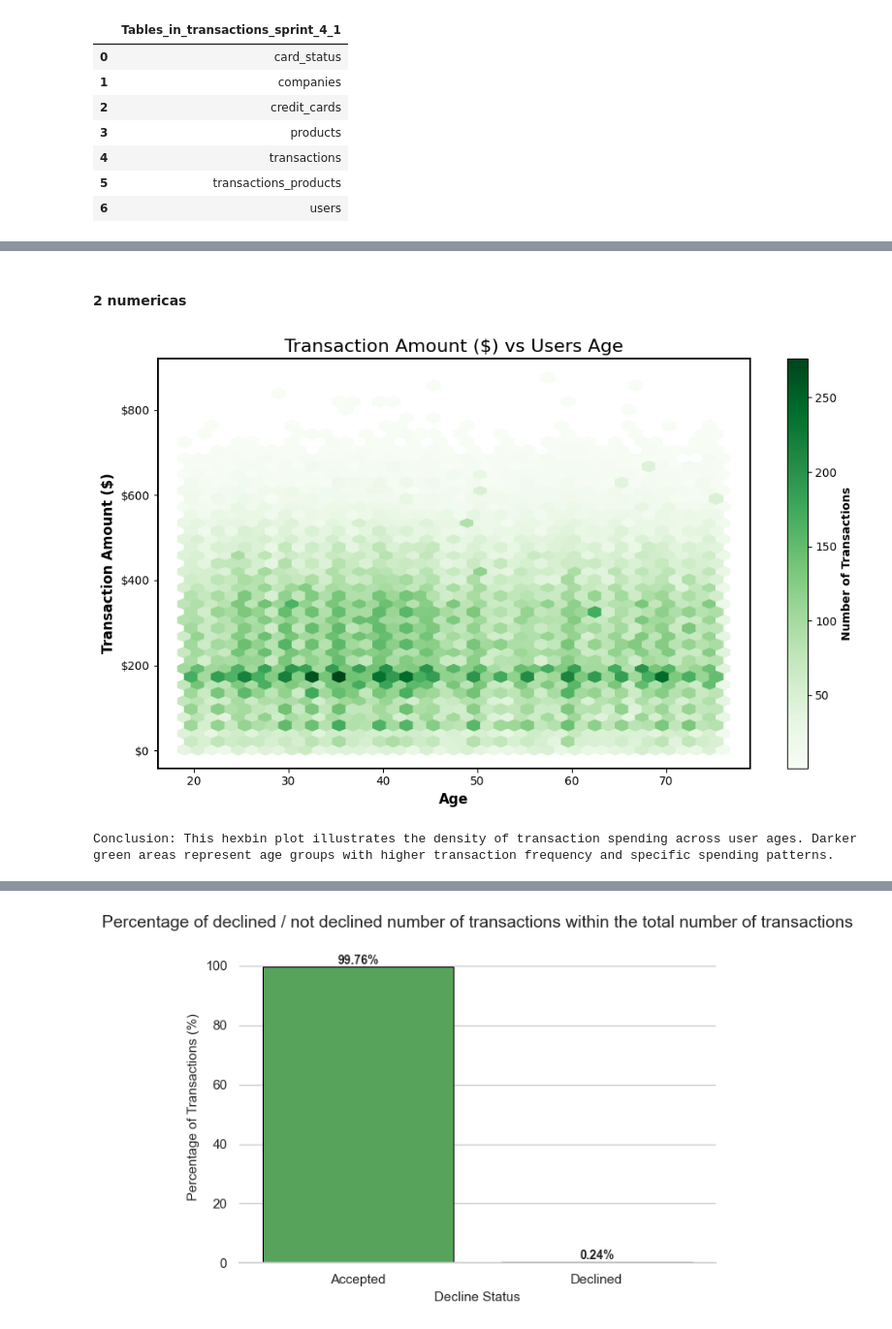
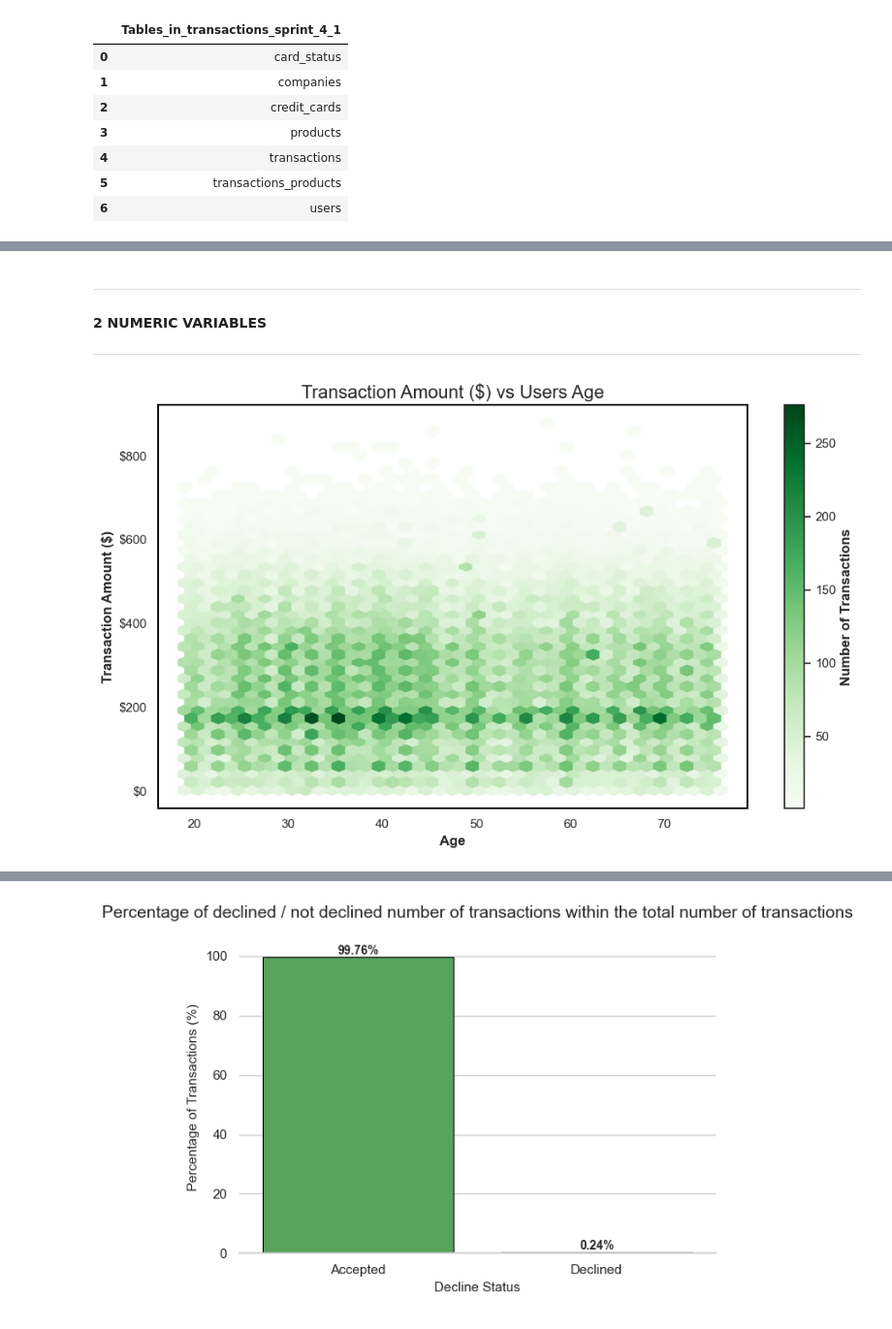
Before and after one commit to RocioAri/tarea_s11_1_sprint_11, a Jupyter notebook: tarea_s11_1_sprint_11.ipynb, the cells around one changed output, grey strips where cells are left out. Shown at 97% size. Cells and saved outputs as stored; diff of their text form; code cells hidden in the pictures.

```diff
--- a/tarea_s11_1_sprint_11.ipynb
+++ b/tarea_s11_1_sprint_11.ipynb
@@ -161,5 +189,7 @@ draw_transaction_amount_distribution()
 # %% [markdown]
-#### 2 numericas
+-----
+#### 2 NUMERIC VARIABLES
+------
 # %%
 
 # Age calculation
@@ -177,37 +207,31 @@ hb = ax.hexbin(
     sales_df['age'],
     sales_df['amount'],
     gridsize=40,
     cmap='Greens',
     mincnt=1
 )
 
 # --- FRAME AND GRID SETTINGS ---
 ax.grid(False)  # Remove any background grid
 for spine in ax.spines.values():
     spine.set_visible(True)
     spine.set_edgecolor('black')
     spine.set_linewidth(1.5)
 
 
 # Titles and Axis Labels
 ax.set_title('Transaction Amount ($) vs Users Age', fontsize=16)
 ax.set_xlabel('Age', fontsize=12, weight='bold')
 ax.set_ylabel('Transaction Amount ($)', fontsize=12, weight='bold')
 
 # Format Y-axis as currency
 ax.yaxis.set_major_formatter(FuncFormatter(lambda val, pos: f'${val:,.0f}'.replace(',', '.')))
 
 # Colorbar setup
 colorbar = fig.colorbar(hb, ax=ax)
 colorbar.set_label('Number of Transactions', weight='bold')
 
 plt.tight_layout()
 plt.show()
-
-print(
-    "Conclusion: This hexbin plot illustrates the density of transaction spending across user ages. "
-    "Darker green areas represent age groups with higher transaction frequency and specific spending patterns."
-)
 # %% [output]
-[figure, old version]
+[figure, new version]
-Conclusion: This hexbin plot illustrates the density of transaction spending across user ages. Darker green areas represent age groups with higher transaction frequency and specific spending patterns.
```
Also changed, not shown: parts of 26 cells of this notebook, 3 other files.
